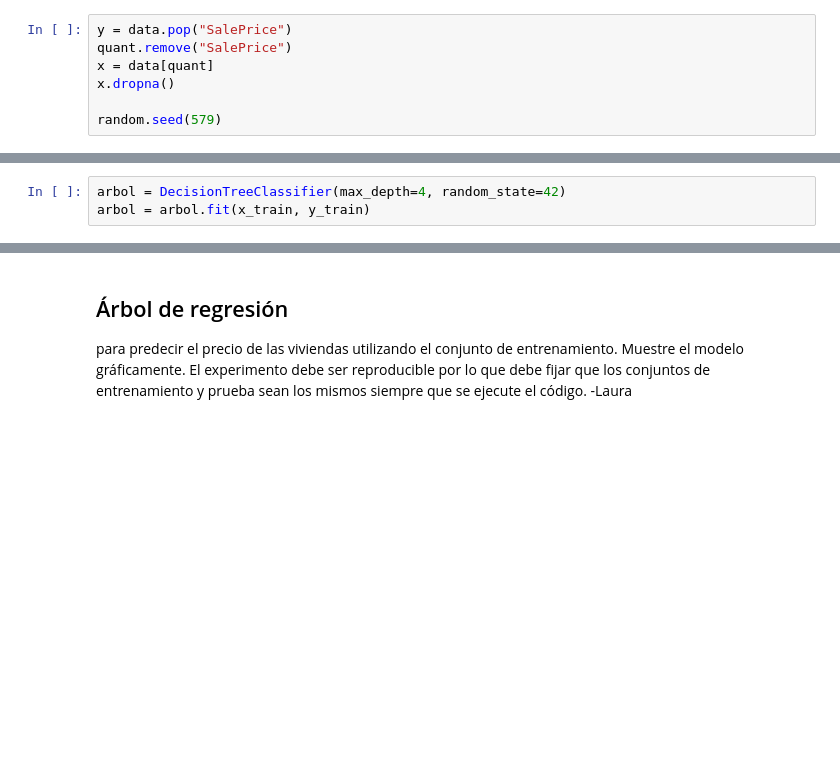
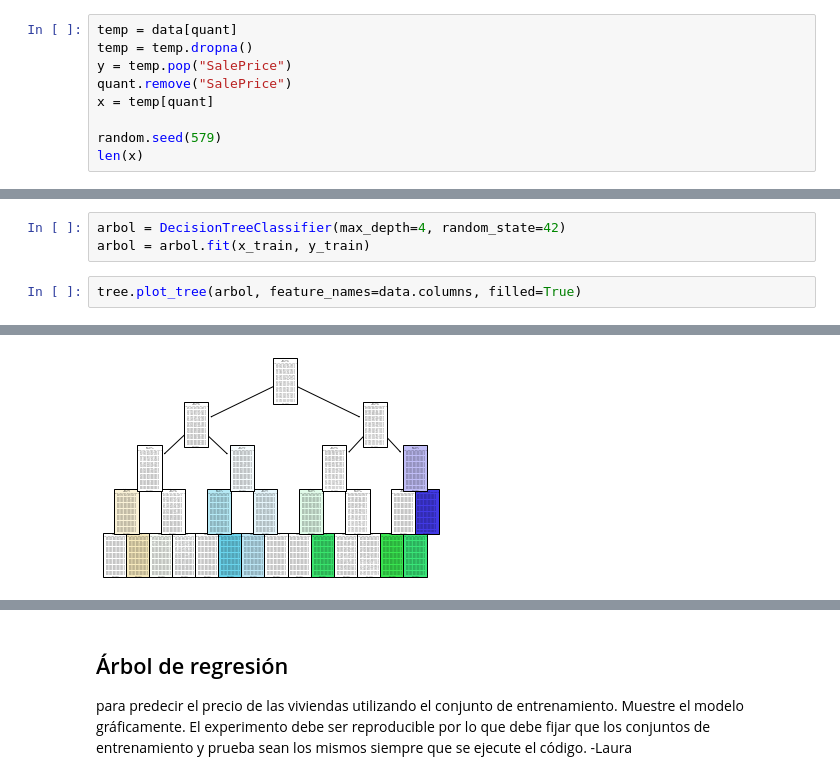
Before and after one commit to Requetetin/MdD-HT3, a Jupyter notebook: HT3.ipynb, the cells around one changed output, grey strips where cells are left out. Drawn from its saved outputs; the diff is of its cells as text; blank space fills up the shorter version.

Commit message:
Arbol de clasificacion

```diff
--- a/HT3.ipynb
+++ b/HT3.ipynb
@@ -113,9 +113,11 @@ Descripción del criterio que se usó para crear los conjuntos: número de filas
 # Árbol de clasificación
 Muestre el modelo gráficamente. El experimento debe ser reproducible por lo que debe fijar que los conjuntos de entrenamiento y prueba sean los mismos siempre que se ejecute el código. - Martin
 # %%
-y = data.pop("SalePrice")
+temp = data[quant]
+temp = temp.dropna()
+y = temp.pop("SalePrice")
 quant.remove("SalePrice")
-x = data[quant]
-x.dropna()
+x = temp[quant]
 
 random.seed(579)
+len(x)
@@ -124,3 +128,6 @@ x_train, x_test, y_train, y_test = train_test_split(x, y, test_size=0.3, train_s
 # %%
 arbol = DecisionTreeClassifier(max_depth=4, random_state=42)
 arbol = arbol.fit(x_train, y_train)
+# %%
+tree.plot_tree(arbol, feature_names=data.columns, filled=True)
+# %% [output]
@@ -126,0 +151 @@ arbol = arbol.fit(x_train, y_train)
+[figure, added]
```
Also changed, not shown: parts of 3 cells of this notebook.
